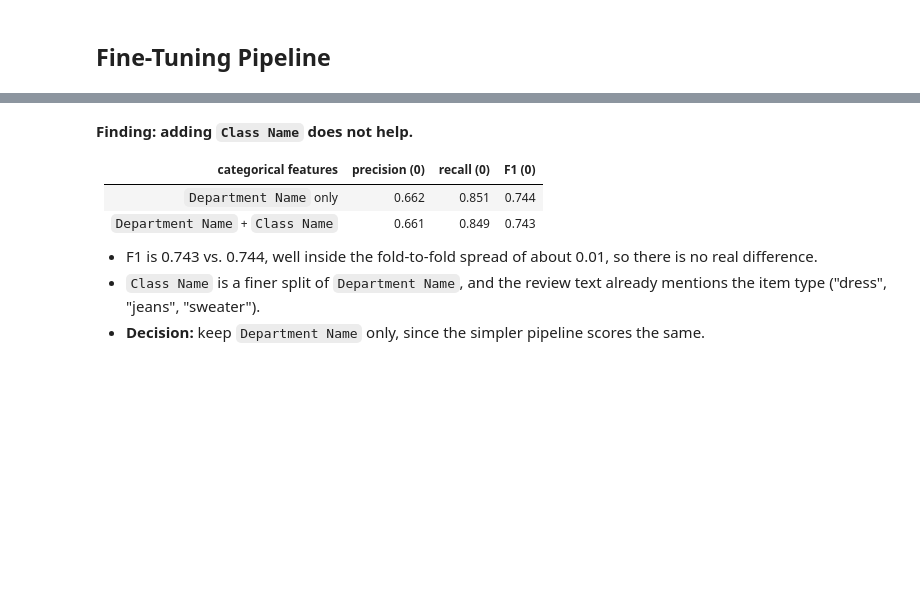
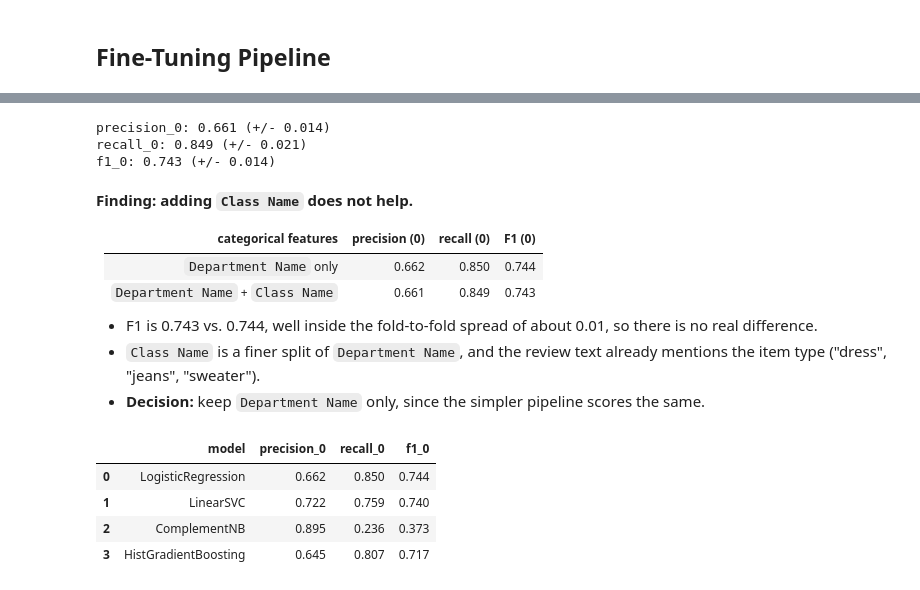
Before and after one commit to mlvectorquest/data-science-pipeline, a Jupyter notebook: starter/starter.ipynb, the cells around one changed output, grey strips where cells are left out. Cells and saved outputs as stored; diff of their text form; code cells hidden in the pictures; blank space fills up the shorter version.

```diff
--- a/starter/starter.ipynb
+++ b/starter/starter.ipynb
@@ -710,11 +781,89 @@ f1_0: 0.743 (+/- 0.013)
+# %%
+# Best text settings so far (word pairs, min_df=3), now with Class Name added
+class_pipeline = build_pipeline(
+    ["Department Name", "Class Name"], ngram_range=(1, 2), min_df=3
+)
+class_cv = cross_validate(
+    class_pipeline, X_train, y_train, cv=cv, scoring=scoring
+)
+print_cv_scores(class_cv)
+# %% [output]
+precision_0: 0.661 (+/- 0.014)
+recall_0: 0.849 (+/- 0.021)
+f1_0: 0.743 (+/- 0.014)
 # %% [markdown]
 **Finding: adding `Class Name` does not help.**
 
 | categorical features | precision (0) | recall (0) | F1 (0) |
 |---|---|---|---|
-| `Department Name` only | 0.662 | 0.851 | 0.744 |
+| `Department Name` only | 0.662 | 0.850 | 0.744 |
 | `Department Name` + `Class Name` | 0.661 | 0.849 | 0.743 |
 
 - F1 is 0.743 vs. 0.744, well inside the fold-to-fold spread of about 0.01, so there is no real difference.
 - `Class Name` is a finer split of `Department Name`, and the review text already mentions the item type ("dress", "jeans", "sweater").
 - **Decision:** keep `Department Name` only, since the simpler pipeline scores the same.
+# %%
+from sklearn.base import clone
+from sklearn.ensemble import HistGradientBoostingClassifier
+from sklearn.naive_bayes import ComplementNB
+from sklearn.preprocessing import MinMaxScaler
+from sklearn.svm import LinearSVC
+
+
+def to_dense(matrix):
+    """Convert a sparse matrix to a dense one."""
+    return matrix.toarray()
+
+
+# Gradient boosting cannot read a sparse matrix, so this step converts it to a
+# dense one first (the vocabulary is capped below to keep that matrix small)
+hgb = Pipeline([
+    ("dense", FunctionTransformer(to_dense)),
+    (
+        "hgb",
+        HistGradientBoostingClassifier(
+            class_weight="balanced", random_state=27
+        ),
+    ),
+])
+
+# Best text settings so far, plus whatever each model needs
+best_text = {
+    "preprocess__text__tfidf__ngram_range": (1, 2),
+    "preprocess__text__tfidf__min_df": 3,
+}
+models = {
+    "LogisticRegression": {},
+    "LinearSVC": {"classifier": LinearSVC(class_weight="balanced")},
+    # Naive Bayes cannot take negative values, so the numbers use
+    # MinMaxScaler instead of StandardScaler
+    "ComplementNB": {
+        "classifier": ComplementNB(),
+        "preprocess__age__scale": MinMaxScaler(),
+        "preprocess__feedback__scale": MinMaxScaler(),
+        "preprocess__length__scale": MinMaxScaler(),
+    },
+    "HistGradientBoosting": {
+        "classifier": hgb,
+        "preprocess__text__tfidf__max_features": 3000,
+    },
+}
+
+rows = []
+for model_name, settings in models.items():
+    model = clone(pipeline).set_params(**best_text, **settings)
+    model_cv = cross_validate(
+        model, X_train, y_train, cv=cv, scoring=scoring, n_jobs=-1
+    )
+    rows.append({
+        "model": model_name,
+        **{name: model_cv[f"test_{name}"].mean() for name in scoring},
+    })
+
+pd.DataFrame(rows).round(3)
+# %% [output]
+|  | model | precision_0 | recall_0 | f1_0 |
+| 0 | LogisticRegression | 0.662 | 0.850 | 0.744 |
+| 1 | LinearSVC | 0.722 | 0.759 | 0.740 |
+| 2 | ComplementNB | 0.895 | 0.236 | 0.373 |
+| 3 | HistGradientBoosting | 0.645 | 0.807 | 0.717 |
```
Also changed, not shown: parts of 21 cells of this notebook, 2 other files.
